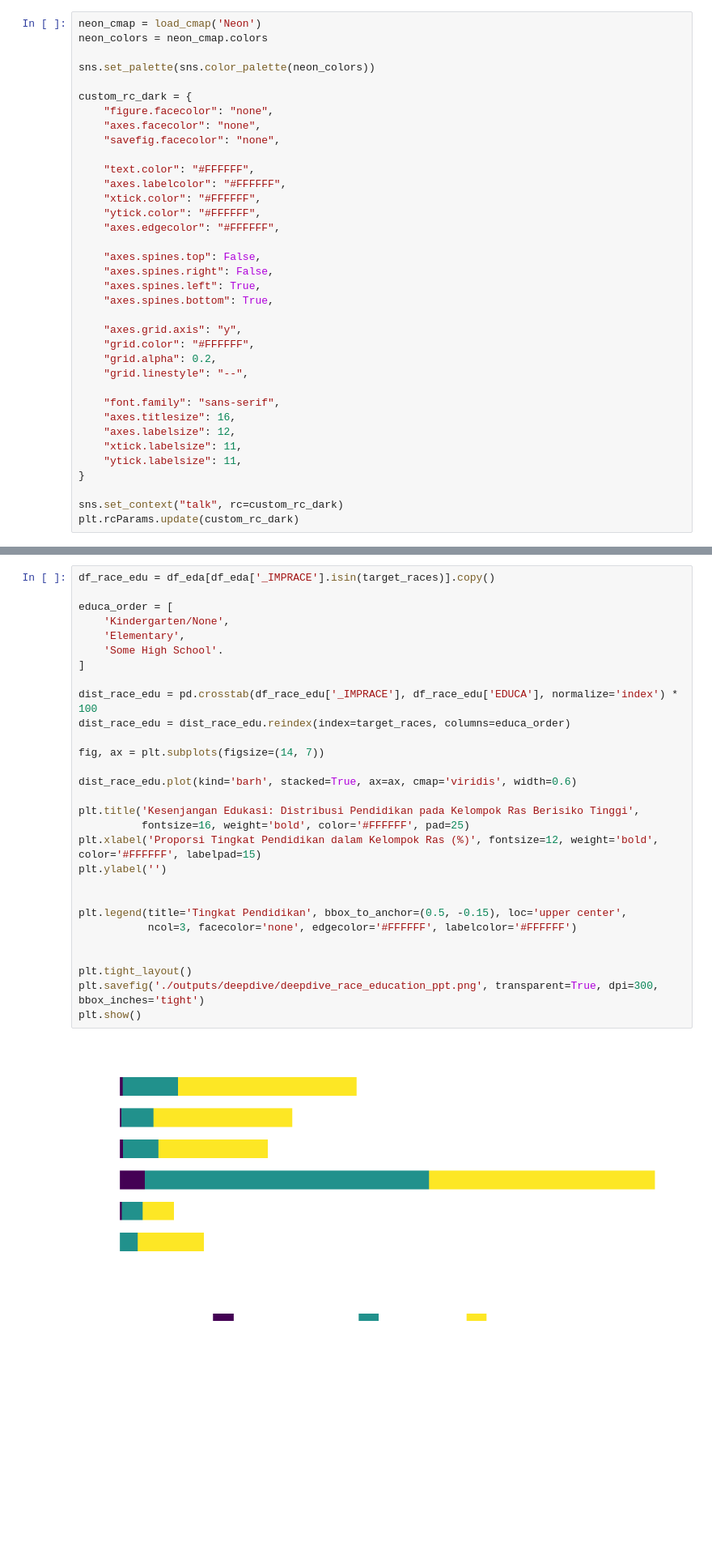
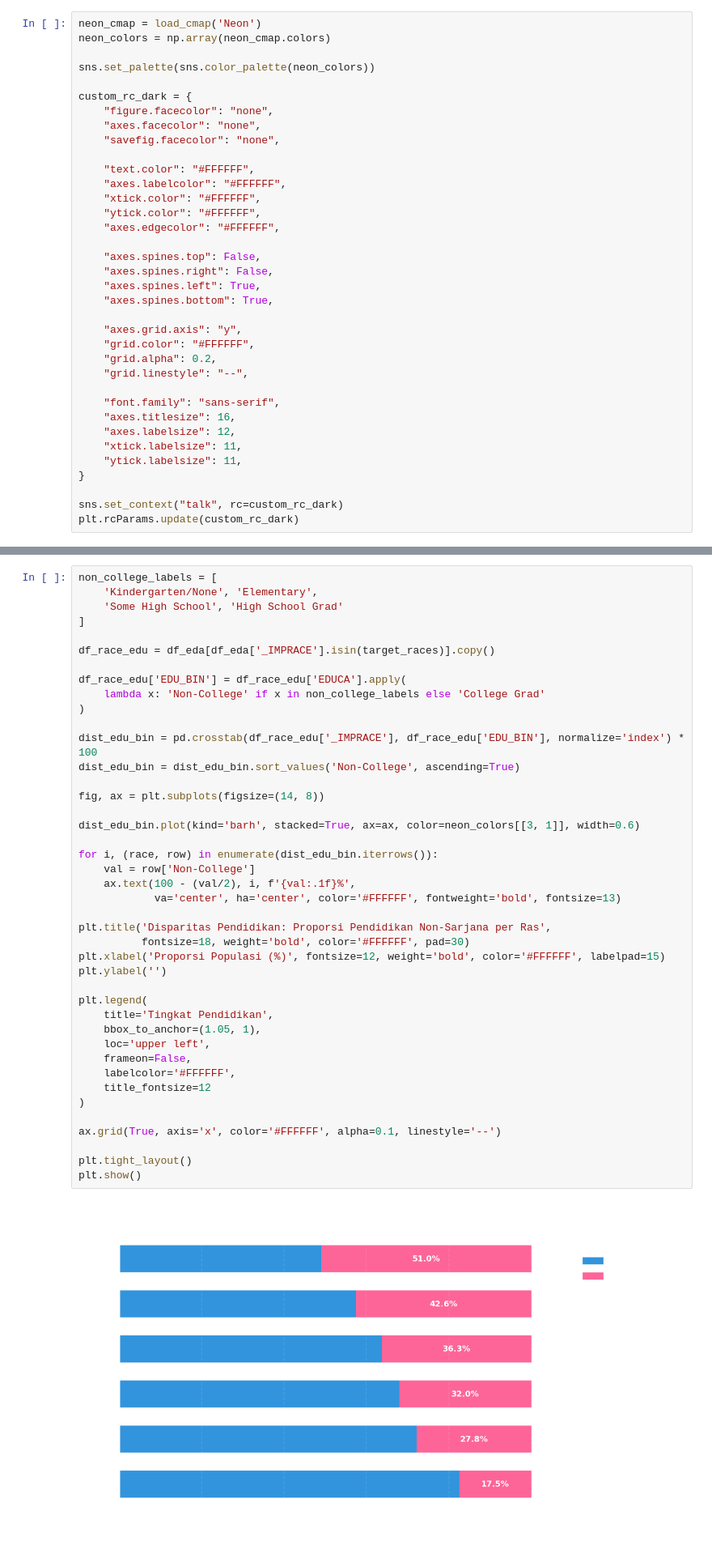
Before and after one commit to yukienjoyer7/Diabetes-Early-Diagnosis-BRFSS-2024, a Jupyter notebook: EDA_Demographics_Dion.ipynb, the cells around one changed output, grey strips where cells are left out. Shown at 81% size. Drawn from its saved outputs; the diff is of its cells as text; blank space fills up the shorter version.

```diff
--- a/EDA_Demographics_Dion.ipynb
+++ b/EDA_Demographics_Dion.ipynb
@@ -241,7 +250,7 @@ Index(['MARITAL', 'EDUCA', 'EMPLOY1', 'INCOME3', 'CHILDREN', '_BMI5',
       dtype='str')
 # %%
 neon_cmap = load_cmap('Neon')
-neon_colors = neon_cmap.colors
+neon_colors = np.array(neon_cmap.colors)
 
 sns.set_palette(sns.color_palette(neon_colors))
 
@@ -834,34 +829,47 @@ plt.show()
 # %%
+non_college_labels = [
+    'Kindergarten/None', 'Elementary',
+    'Some High School', 'High School Grad'
+]
+
 df_race_edu = df_eda[df_eda['_IMPRACE'].isin(target_races)].copy()
 
-educa_order = [
-    'Kindergarten/None',
-    'Elementary',
-    'Some High School'.
-]
+df_race_edu['EDU_BIN'] = df_race_edu['EDUCA'].apply(
+    lambda x: 'Non-College' if x in non_college_labels else 'College Grad'
+)
 
-dist_race_edu = pd.crosstab(df_race_edu['_IMPRACE'], df_race_edu['EDUCA'], normalize='index') * 100
-dist_race_edu = dist_race_edu.reindex(index=target_races, columns=educa_order)
+dist_edu_bin = pd.crosstab(df_race_edu['_IMPRACE'], df_race_edu['EDU_BIN'], normalize='index') * 100
+dist_edu_bin = dist_edu_bin.sort_values('Non-College', ascending=True)
 
-fig, ax = plt.subplots(figsize=(14, 7))
+fig, ax = plt.subplots(figsize=(14, 8))
 
-dist_race_edu.plot(kind='barh', stacked=True, ax=ax, cmap='viridis', width=0.6)
+dist_edu_bin.plot(kind='barh', stacked=True, ax=ax, color=neon_colors[[3, 1]], width=0.6)
 
-plt.title('Kesenjangan Edukasi: Distribusi Pendidikan pada Kelompok Ras Berisiko Tinggi',
-          fontsize=16, weight='bold', color='#FFFFFF', pad=25)
-plt.xlabel('Proporsi Tingkat Pendidikan dalam Kelompok Ras (%)', fontsize=12, weight='bold', color='#FFFFFF', labelpad=15)
+for i, (race, row) in enumerate(dist_edu_bin.iterrows()):
+    val = row['Non-College']
+    ax.text(100 - (val/2), i, f'{val:.1f}%',
+            va='center', ha='center', color='#FFFFFF', fontweight='bold', fontsize=13)
+
+plt.title('Disparitas Pendidikan: Proporsi Pendidikan Non-Sarjana per Ras',
+          fontsize=18, weight='bold', color='#FFFFFF', pad=30)
+plt.xlabel('Proporsi Populasi (%)', fontsize=12, weight='bold', color='#FFFFFF', labelpad=15)
 plt.ylabel('')
 
+plt.legend(
+    title='Tingkat Pendidikan',
+    bbox_to_anchor=(1.05, 1),
+    loc='upper left',
+    frameon=False,
+    labelcolor='#FFFFFF',
+    title_fontsize=12
+)
 
-plt.legend(title='Tingkat Pendidikan', bbox_to_anchor=(0.5, -0.15), loc='upper center',
-           ncol=3, facecolor='none', edgecolor='#FFFFFF', labelcolor='#FFFFFF')
-
+ax.grid(True, axis='x', color='#FFFFFF', alpha=0.1, linestyle='--')
 
 plt.tight_layout()
-plt.savefig('./outputs/deepdive/deepdive_race_education_ppt.png', transparent=True, dpi=300, bbox_inches='tight')
 plt.show()
 # %% [output]
-[figure, old version]
+[figure, new version]
 # %%
 df_race_bmi = df_eda[df_eda['_IMPRACE'].isin(target_races)].copy()
 
```
Also changed, not shown: parts of 35 cells of this notebook, 16 other files.
